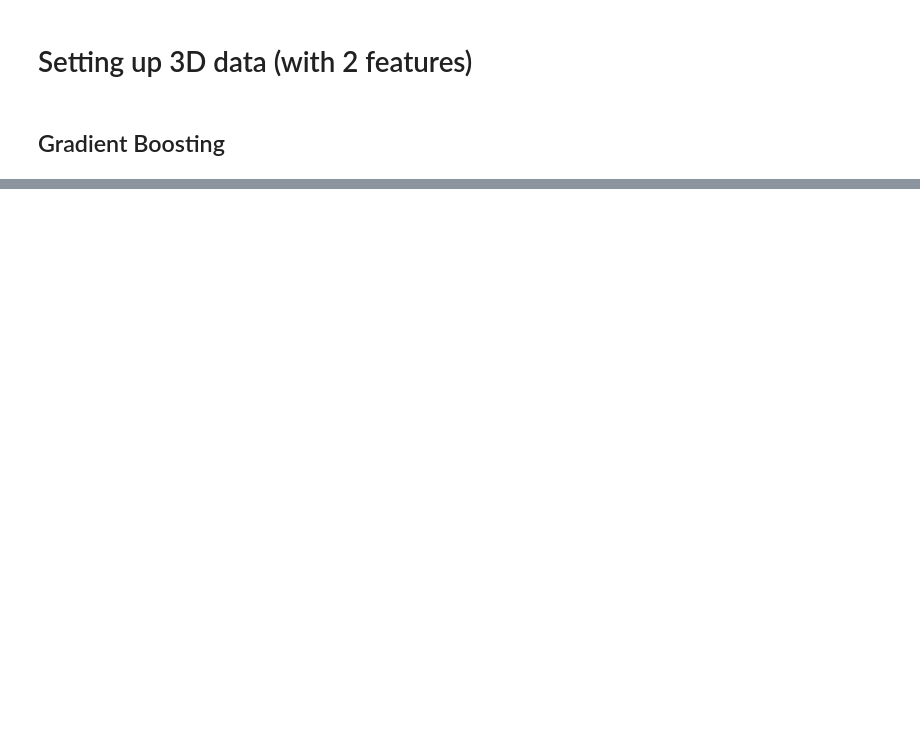
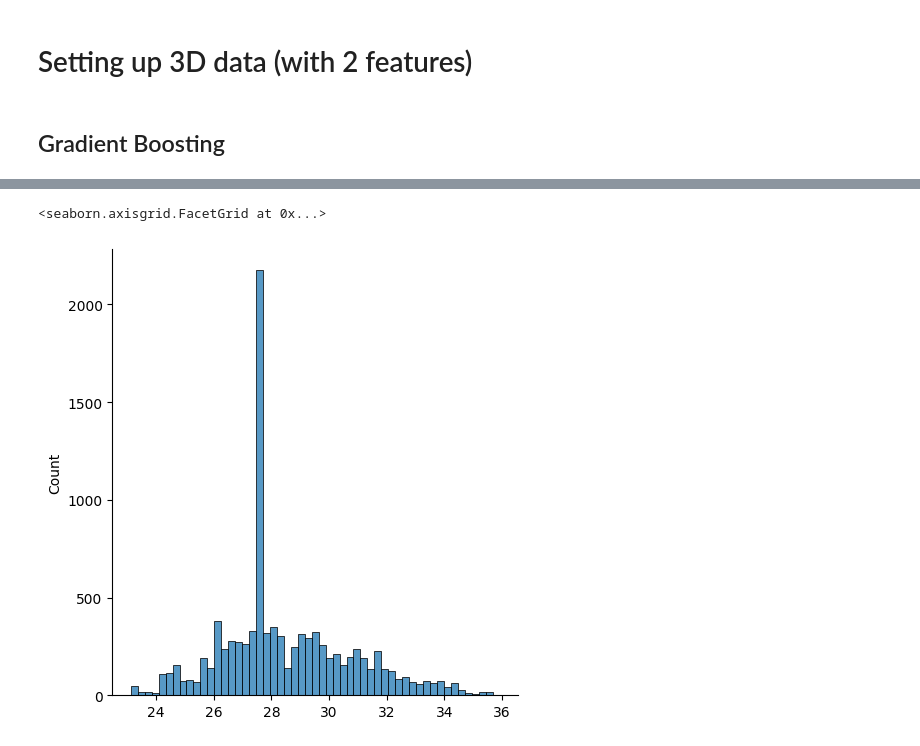
Before and after one commit to andre-b-fernandes/gradient-boosting-trees, a Jupyter notebook: main.ipynb, the cells around one changed output, grey strips where cells are left out. Drawn from its saved outputs; the diff is of its cells as text; code cells hidden in the pictures; blank space fills up the shorter version.

```diff
--- a/main.ipynb
+++ b/main.ipynb
@@ -117,0 +120,2 @@ array([1.        , 0.99995   , 0.99980001, ..., 0.43528269, 0.42625814,
+# %%
+gb_predictions = gradient_boosting.predict(points=X)
@@ -117,0 +148,5 @@ array([1.        , 0.99995   , 0.99980001, ..., 0.43528269, 0.42625814,
+# %%
+sns.displot(gb_predictions)
+# %% [output]
+<seaborn.axisgrid.FacetGrid at 0x...>
+[figure, added]
```
Also changed, not shown: parts of 32 cells of this notebook, 11 other files.
